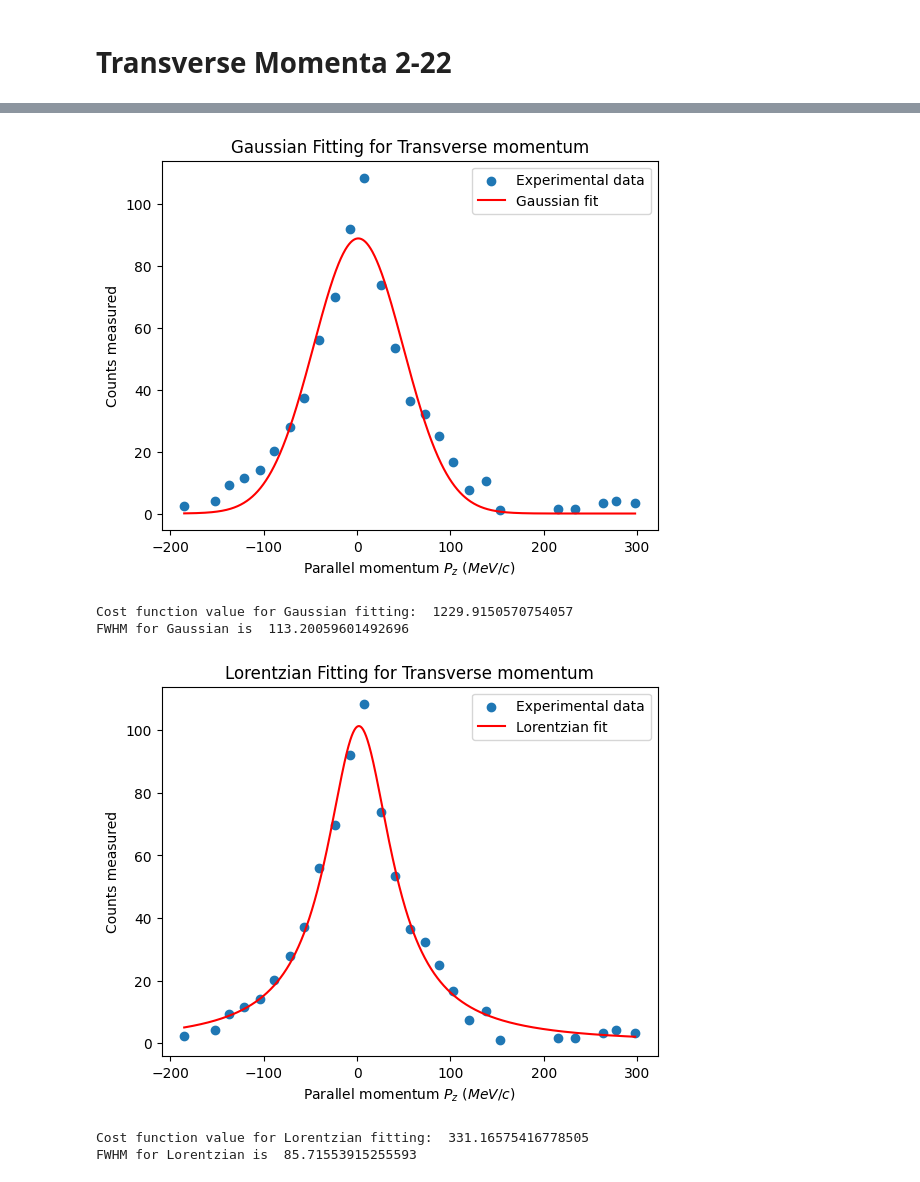
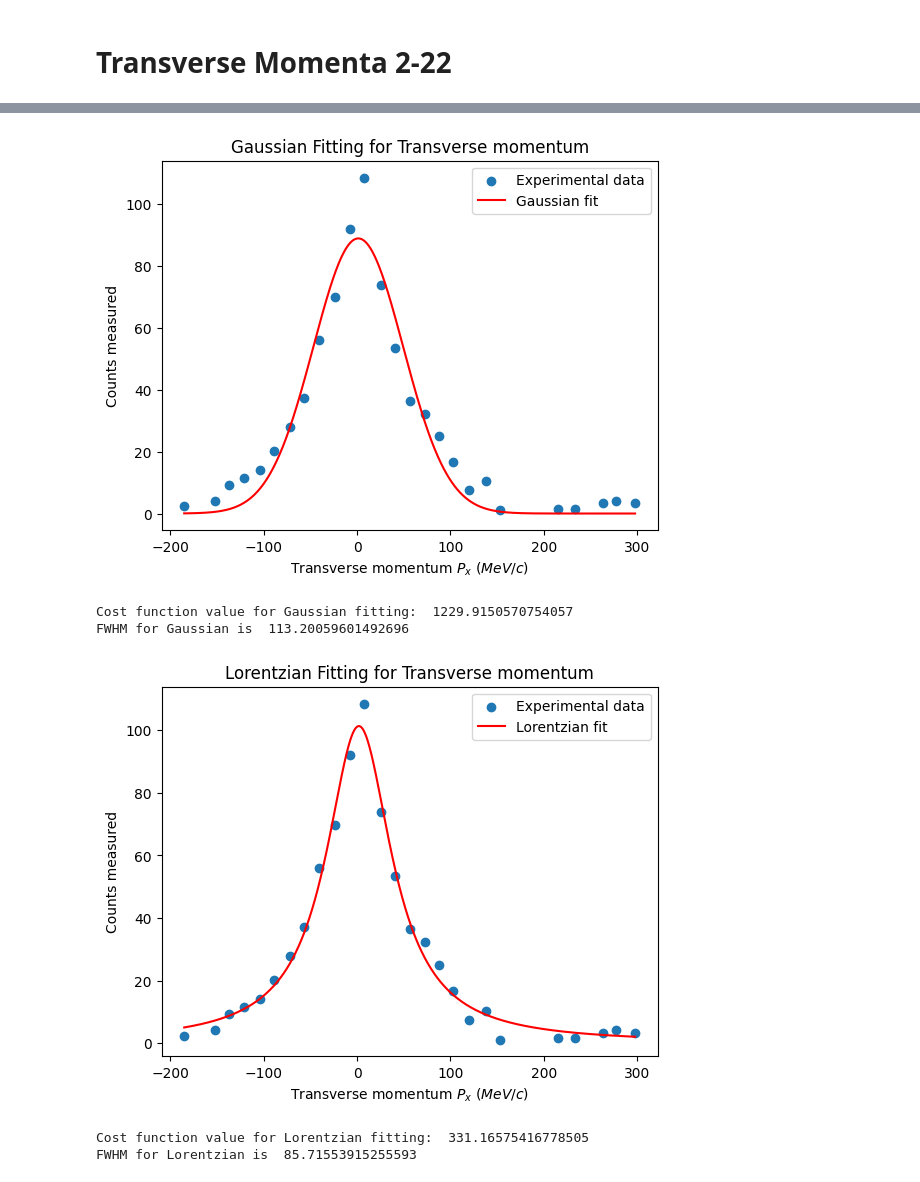
Before and after one commit to Abhijithreddydasari/Lab-Based-Project, a Jupyter notebook: Lab Based Project Transverse momenta.ipynb, the cells around one changed output, grey strips where cells are left out. Saved outputs shown, nothing was run; the diff lists cells and outputs as text; code cells hidden in the pictures.

```diff
--- a/Lab Based Project Transverse momenta.ipynb
+++ b/Lab Based Project Transverse momenta.ipynb
@@ -159,39 +159,39 @@ y1 = np.array(data1.iloc[:,1])
 popt1, pcov1 = curve_fit(gaussian, x1, y1, p0 = [110,0,120])
 A_opt1, mu_opt1, sig_opt1 = popt1
 plt.scatter(x1, y1, label='Experimental data')
 x_model = np.linspace(min(x1), max(x1), 1000)
 plt.plot(x_model, gaussian(x_model, popt1[0], popt1[1], popt1[2]), 'r-', label='Gaussian fit')
 plt.legend()
-plt.xlabel('Parallel momentum $P_z$ ${(MeV/c)}$')
+plt.xlabel('Transverse momentum $P_x$ ${(MeV/c)}$')
 plt.ylabel('Counts measured')
 plt.title('Gaussian Fitting for Transverse momentum')
 plt.show()
 residuals = y1 - gaussian(x1, popt1[0], popt1[1], popt1[2])
 ss_res = np.sum(residuals**2)
 print("Cost function value for Gaussian fitting: ", ss_res)
 fwhm_g = abs(2*sqrt(2*log(2))*popt1[2])
 print("FWHM for Gaussian is ", fwhm_g)
 
 popt1, pcov1 = curve_fit(lorentzian, x1, y1)
 A_opt1, mu_opt1, sig_opt1 = popt1
 plt.scatter(x1, y1, label='Experimental data')
 x_model = np.linspace(min(x1), max(x1), 1000)
 plt.plot(x_model, lorentzian(x_model, popt1[0], popt1[1], popt1[2]), 'r-', label='Lorentzian fit')
 plt.legend()
-plt.xlabel('Parallel momentum $P_z$ ${(MeV/c)}$')
+plt.xlabel('Transverse momentum $P_x$ ${(MeV/c)}$')
 plt.ylabel('Counts measured')
 plt.title('Lorentzian Fitting for Transverse momentum')
 plt.show()
 residuals = y1 - lorentzian(x1, popt1[0], popt1[1], popt1[2])
 ss_res = np.sum(residuals**2)
 print("Cost function value for Lorentzian fitting: ", ss_res)
 fwhm_l = abs(2*popt1[1])
 print("FWHM for Lorentzian is ", fwhm_l)
 # %% [output]
-[figure, old version]
+[figure, new version]
 Cost function value for Gaussian fitting:  1229.9150570754057
 FWHM for Gaussian is  113.20059601492696
-[figure, old version]
+[figure, new version]
 Cost function value for Lorentzian fitting:  331.16575416778505
 FWHM for Lorentzian is  85.71553915255593
 # %%
```
Also changed, not shown: parts of 22 cells of this notebook.
